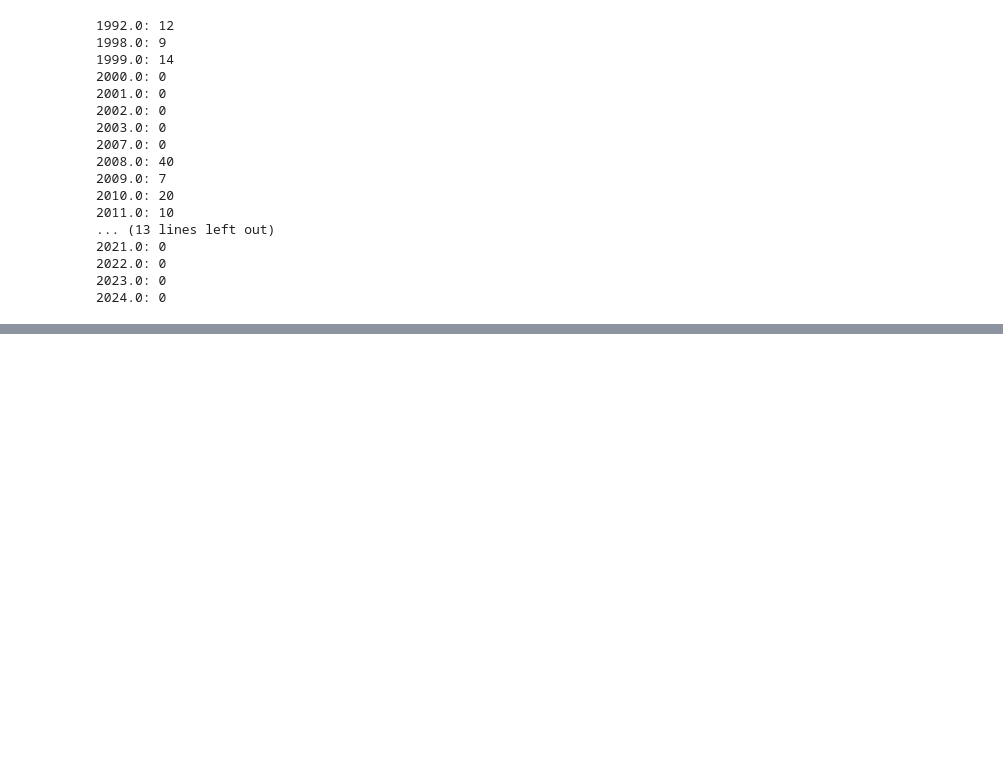
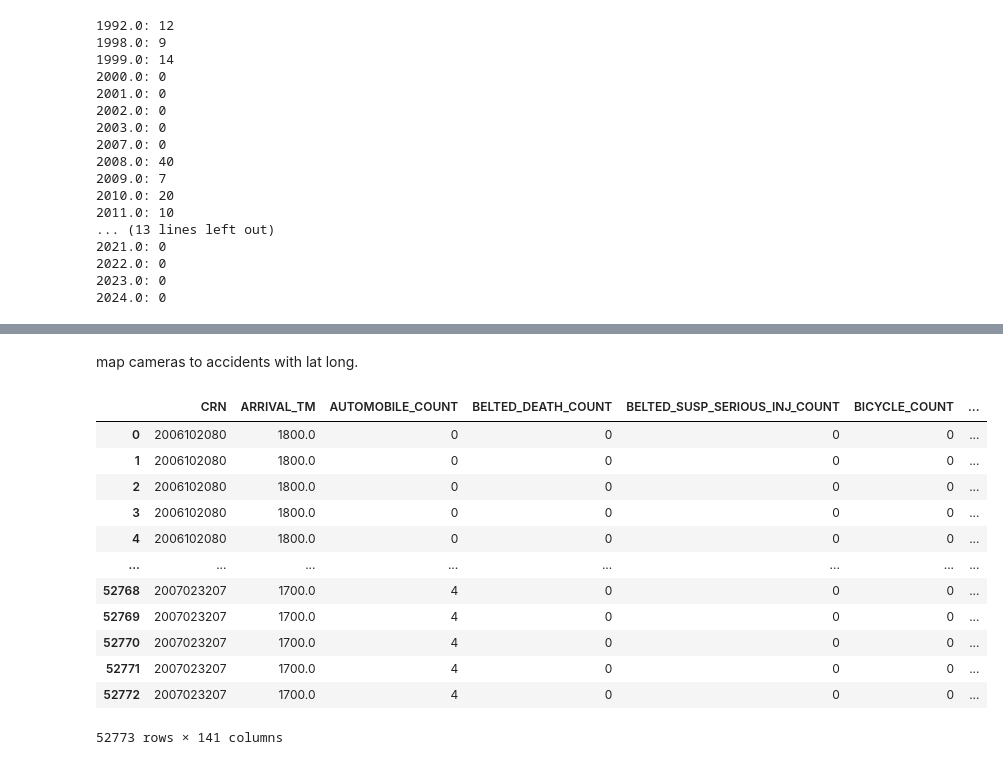
Before and after one commit to hahuynh1/Data-Science-ITS-Capstone, a Jupyter notebook: ITS.ipynb, the cells around one changed output, grey strips where cells are left out. Cells and saved outputs as stored; diff of their text form; code cells hidden in the pictures; blank space fills up the shorter version.

```diff
--- a/ITS.ipynb
+++ b/ITS.ipynb
@@ -149,0 +165,22 @@ for year in unique_years:
+# %% [markdown]
+map cameras to accidents with lat long.
+# %%
+merged_2006 = pd.merge(crash2006, camera, left_on=['DEC_LONG', 'DEC_LAT'], right_on=['LONGITUDE', 'LATITUDE'], how='inner')
+
+merged_2007 = pd.merge(crash2007, camera, left_on=['DEC_LONG', 'DEC_LAT'], right_on=['LONGITUDE', 'LATITUDE'], how='inner')
+# %%
+merged_2006
+# %% [output]
+|  | CRN | ARRIVAL_TM | AUTOMOBILE_COUNT | BELTED_DEATH_COUNT | BELTED_SUSP_SERIOUS_INJ_COUNT | BICYCLE_COUNT | ... |
+| 0 | 2006102080 | 1800.0 | 0 | 0 | 0 | 0 | ... |
+| 1 | 2006102080 | 1800.0 | 0 | 0 | 0 | 0 | ... |
+| 2 | 2006102080 | 1800.0 | 0 | 0 | 0 | 0 | ... |
+| 3 | 2006102080 | 1800.0 | 0 | 0 | 0 | 0 | ... |
+| 4 | 2006102080 | 1800.0 | 0 | 0 | 0 | 0 | ... |
+| ... | ... | ... | ... | ... | ... | ... | ... |
+| 52768 | 2007023207 | 1700.0 | 4 | 0 | 0 | 0 | ... |
+| 52769 | 2007023207 | 1700.0 | 4 | 0 | 0 | 0 | ... |
+| 52770 | 2007023207 | 1700.0 | 4 | 0 | 0 | 0 | ... |
+| 52771 | 2007023207 | 1700.0 | 4 | 0 | 0 | 0 | ... |
+| 52772 | 2007023207 | 1700.0 | 4 | 0 | 0 | 0 | ... |
+52773 rows × 141 columns
```
Also changed, not shown: parts of 11 cells of this notebook, 43 other files.
